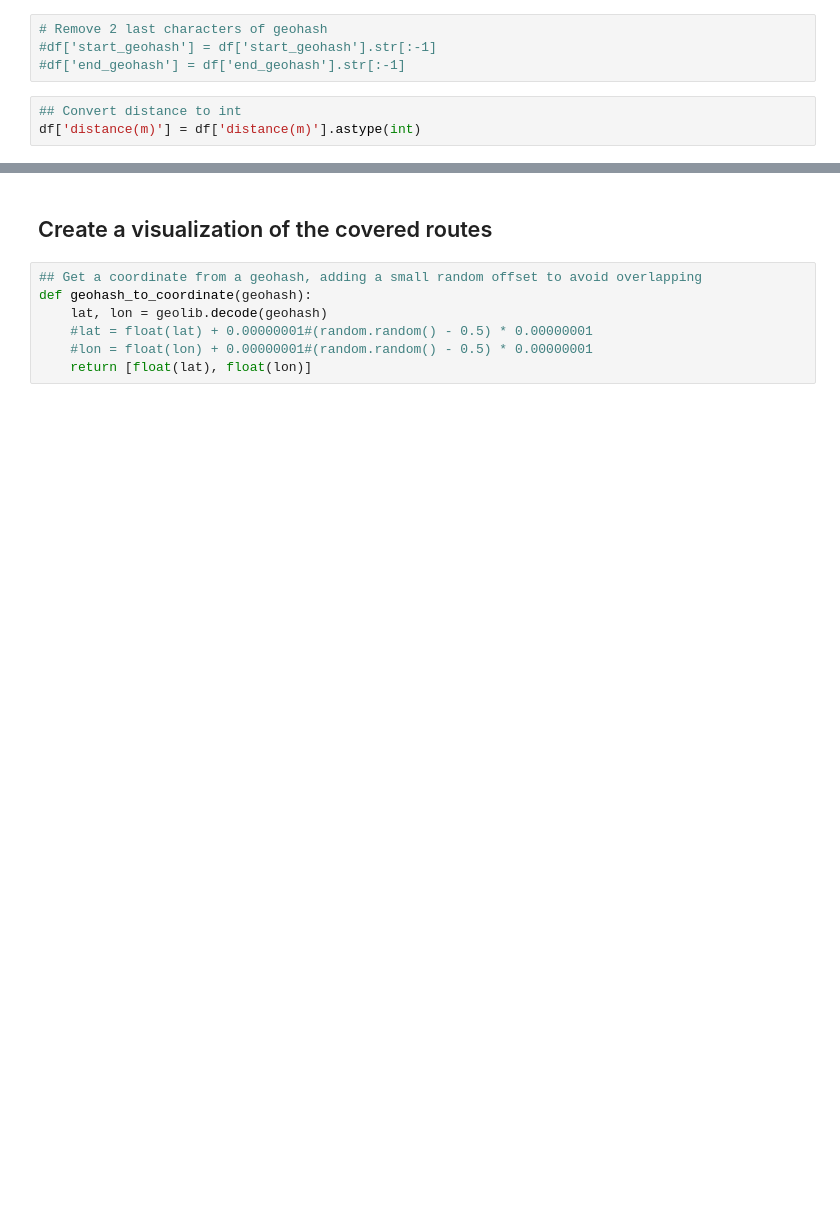
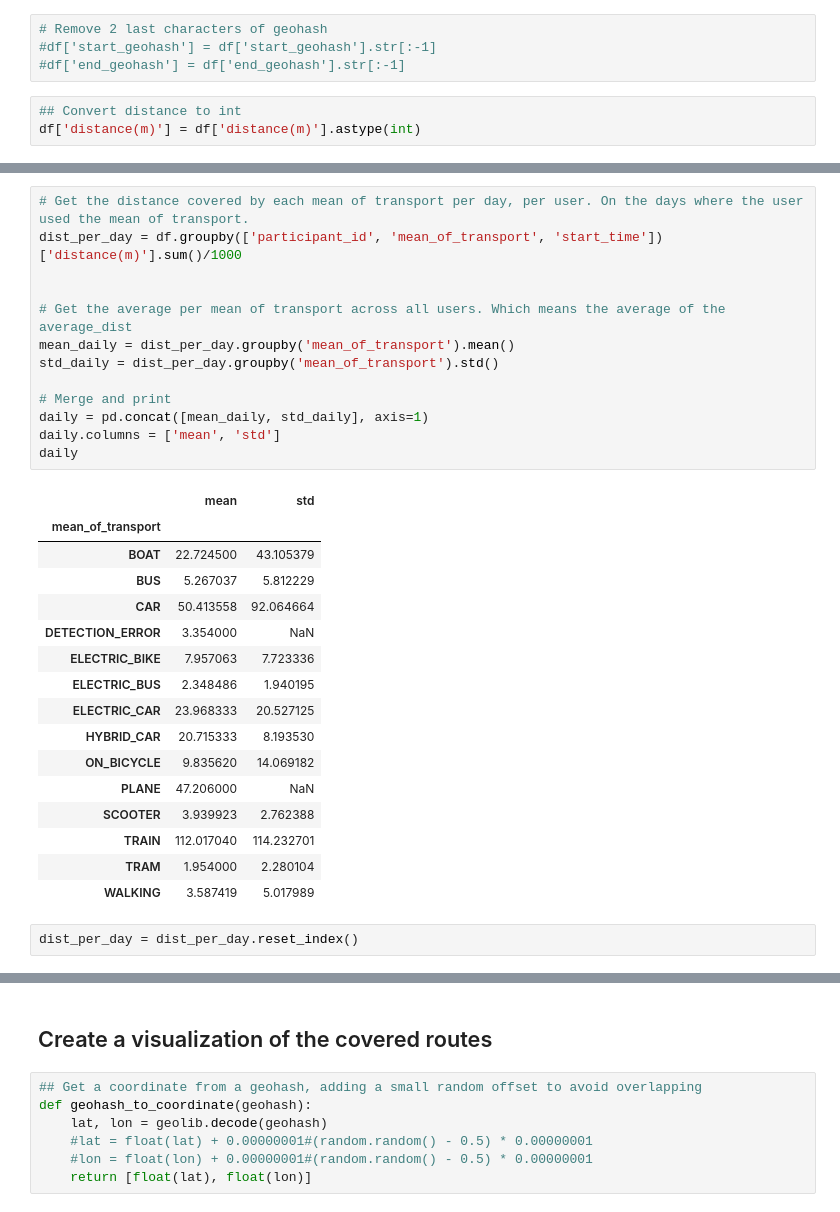
Before and after one commit to colombmo/SWICE_analysis, a Jupyter notebook: movements_analysis.ipynb, the cells around one changed output, grey strips where cells are left out. Saved outputs shown, nothing was run; the diff lists cells and outputs as text; blank space fills up the shorter version.

```diff
--- a/movements_analysis.ipynb
+++ b/movements_analysis.ipynb
@@ -104,0 +141,32 @@ Name: distance(m), dtype: float64
+# %%
+# Get the distance covered by each mean of transport per day, per user. On the days where the user used the mean of transport.
+dist_per_day = df.groupby(['participant_id', 'mean_of_transport', 'start_time'])['distance(m)'].sum()/1000
+
+
+# Get the average per mean of transport across all users. Which means the average of the average_dist
+mean_daily = dist_per_day.groupby('mean_of_transport').mean()
+std_daily = dist_per_day.groupby('mean_of_transport').std()
+
+# Merge and print
+daily = pd.concat([mean_daily, std_daily], axis=1)
+daily.columns = ['mean', 'std']
+daily
+# %% [output]
+|  | mean | std |
+| mean_of_transport |  |  |
+| BOAT | 22.724500 | 43.105379 |
+| BUS | 5.267037 | 5.812229 |
+| CAR | 50.413558 | 92.064664 |
+| DETECTION_ERROR | 3.354000 | NaN |
+| ELECTRIC_BIKE | 7.957063 | 7.723336 |
+| ELECTRIC_BUS | 2.348486 | 1.940195 |
+| ELECTRIC_CAR | 23.968333 | 20.527125 |
+| HYBRID_CAR | 20.715333 | 8.193530 |
+| ON_BICYCLE | 9.835620 | 14.069182 |
+| PLANE | 47.206000 | NaN |
+| SCOOTER | 3.939923 | 2.762388 |
+| TRAIN | 112.017040 | 114.232701 |
+| TRAM | 1.954000 | 2.280104 |
+| WALKING | 3.587419 | 5.017989 |
+# %%
+dist_per_day = dist_per_day.reset_index()
```
Also changed, not shown: parts of 19 cells of this notebook, 15 other files.
